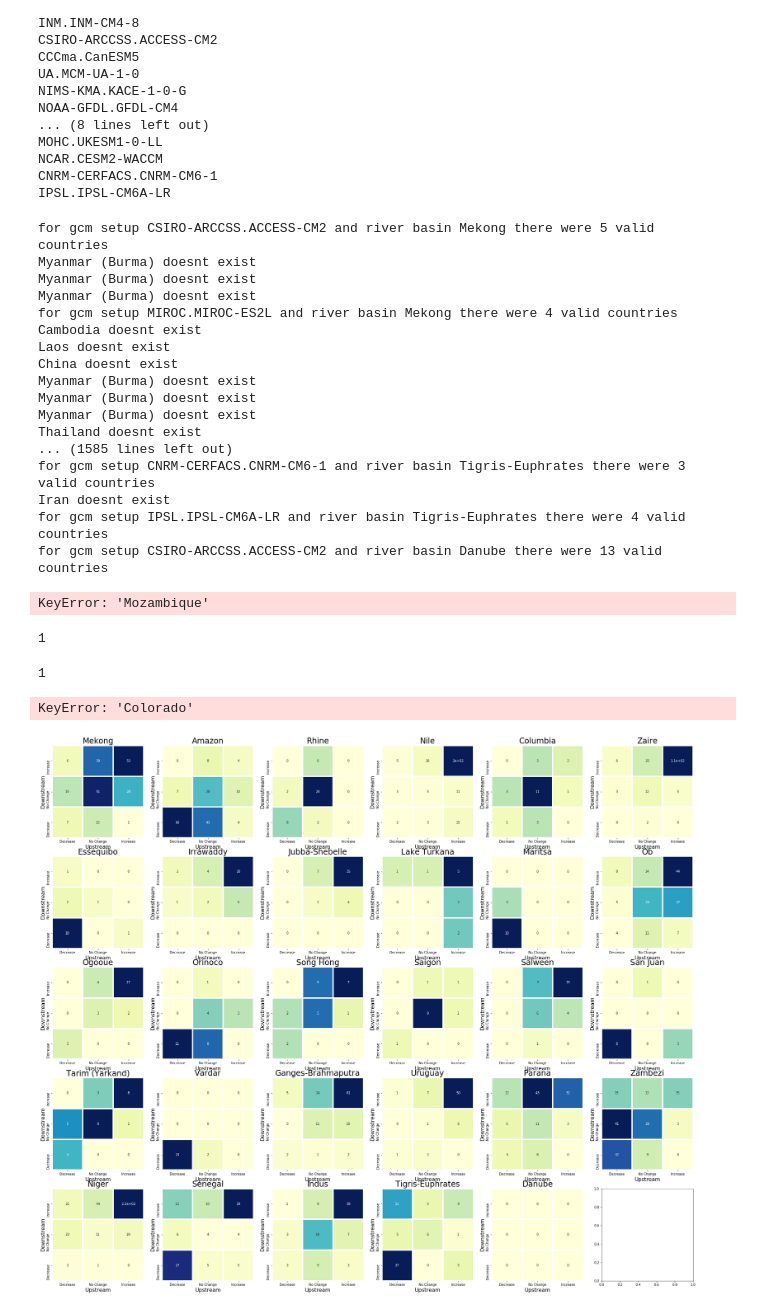
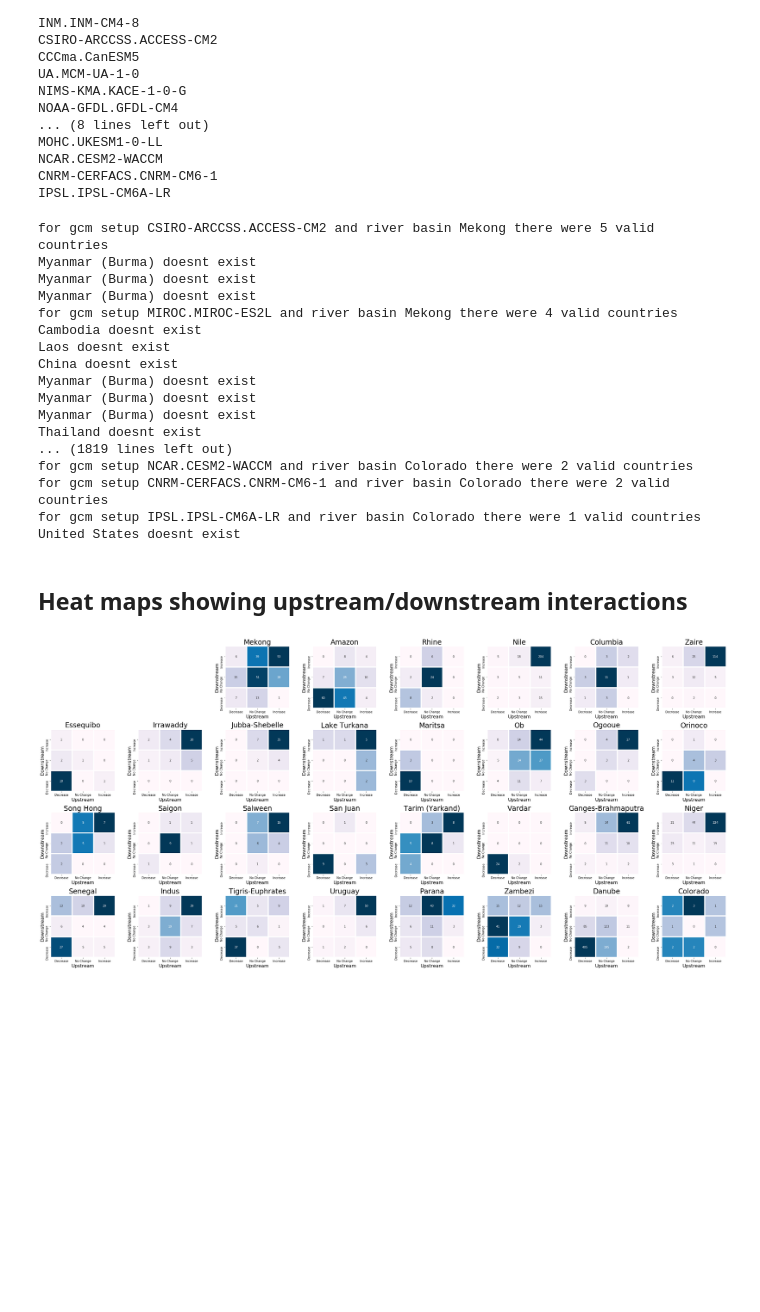
Before and after one commit to orianac/futuredrought, a Jupyter notebook: basin_change_analyses.ipynb, the cells around one changed output. Drawn from its saved outputs; the diff is of its cells as text; code cells hidden in the pictures; blank space fills up the shorter version.

Commit message:
Updates to analysis plots to account for upstream/downstream analyses.

```diff
--- a/basin_change_analyses.ipynb
+++ b/basin_change_analyses.ipynb
@@ -47,12 +47,20 @@ class BasinTree(object):
     def make_comparison(self, value, metric):
         ''' Hacky way of doing this - actually will want
         to do it as an ensemble measure '''
-        if value > 0.10:
-            return 'Increase'
-        elif value < -0.10:
-            return 'Decrease'
-        elif (value < 0.1) & (value > -0.1):
-            return 'No Change'
+        if metric=='mean':
+            if value > 0.10:
+                return 'Increase'
+            elif value < -0.10:
+                return 'Decrease'
+            elif (value < 0.1) & (value > -0.1):
+                return 'No Change'
+        elif metric=='h_range':
+            if value > 0.05:
+                return 'Increase'
+            elif value < -0.05:
+                return 'Decrease'
+            elif (value < 0.05) & (value > -0.05):
+                return 'No Change'
 
     def compare_all_children(self, metric):
         '''Makes comparison of all children (including self)
@@ -418,7 +426,7 @@ rb['Zambezi']['Mozambique'] = BasinTree('Mozambique',
 # %% [markdown]
 # Danube
 # %%
-rb['Danube'] = {'outlet_country': 'Mozambique',
+rb['Danube'] = {'outlet_country': 'Ukraine',
             'Germany': BasinTree('Germany', []),
                 'Czech Republic': BasinTree('Czech Republic', []),
                 'Slovakia': BasinTree('Slovakia', []),
@@ -454,10 +462,6 @@ rb['Colorado'] = {'outlet_country': 'Mexico',
 rb['Colorado']['Mexico'] = BasinTree('Mexico',
                                              [rb['Colorado'][country]
                                             for country in ['United States']])
-# %%
-for river_basin in ['Paraguay']:
-    for gcm in subbasins.keys():
-        print(subbasins[gcm][subbasins[gcm]['NAME']==river_basin].CNTRY_NAME.values)
 # %%
 # load in your shapefiles with changes
 subbasins = {}
@@ -545,38 +549,33 @@ Myanmar (Burma) doesnt exist
 Myanmar (Burma) doesnt exist
 Myanmar (Burma) doesnt exist
 Thailand doesnt exist
-... (1585 lines left out)
-for gcm setup CNRM-CERFACS.CNRM-CM6-1 and river basin Tigris-Euphrates there were 3 valid countries
-Iran doesnt exist
-for gcm setup IPSL.IPSL-CM6A-LR and river basin Tigris-Euphrates there were 4 valid countries
-for gcm setup CSIRO-ARCCSS.ACCESS-CM2 and river basin Danube there were 13 valid countries
+... (1819 lines left out)
+for gcm setup NCAR.CESM2-WACCM and river basin Colorado there were 2 valid countries
+for gcm setup CNRM-CERFACS.CNRM-CM6-1 and river basin Colorado there were 2 valid countries
+for gcm setup IPSL.IPSL-CM6A-LR and river basin Colorado there were 1 valid countries
+United States doesnt exist
-KeyError: 'Mozambique'
 # %%
 def heatmap_upstream_downstream(ax, df, title):
     sns.heatmap(df, ax=ax,
-            annot=True, linewidths=3, cbar=False, cmap='YlGnBu')
+            annot=True, linewidths=3, cbar=False, #cmap='YlGnBu'
+                cmap='PuBu', fmt='g')
     ax.set_title(title, size=24)
     ax.set_xlabel('Upstream', size=16)
     ax.set_ylabel('Downstream', size=16)
-# %%
-int(3/2)
-# %% [output]
-1
-# %%
-np.mod(3,2)
-# %% [output]
-1
+# %% [markdown]
+## Heat maps showing upstream/downstream interactions
 # %%
 river_basins_toplot = list(rb.keys())
-fig, axarr = plt.subplots(ncols=6, nrows=5, figsize=(35,30))
+fig, axarr = plt.subplots(ncols=8, nrows=4, figsize=(33,16))
 
 for i, river_basin in enumerate(river_basins_toplot[0:30]):
-    x_location, y_location = int(i/6), np.mod(i,6)
+    x_location, y_location = int((i+2)/8), np.mod((i+2),8)
     heatmap_upstream_downstream(axarr[x_location, y_location],
                                 river_basin_comparison_dict[river_basin]['Full Ensemble'],
                                 river_basin)
+axarr[0,0].axis('off')
+axarr[0,1].axis('off')
 plt.tight_layout()
 plt.savefig('../figures/upstream_downstream_comparisons.svg', format='svg')
 # %% [output]
-KeyError: 'Colorado'
-[figure, old version]
+[figure, new version]
```
Also changed, not shown: parts of 7 cells of this notebook, 2 other files.
